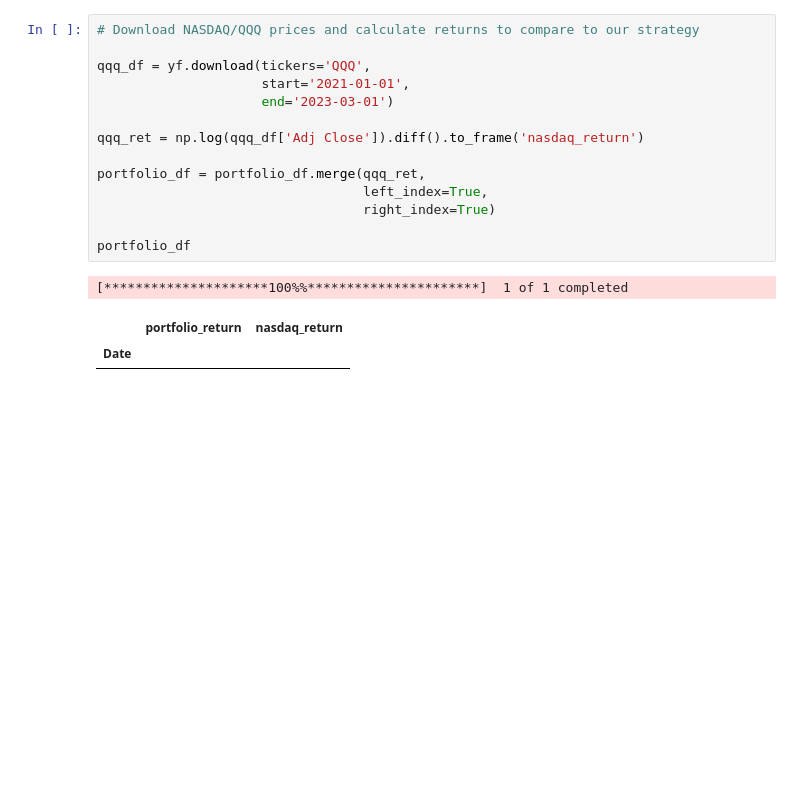
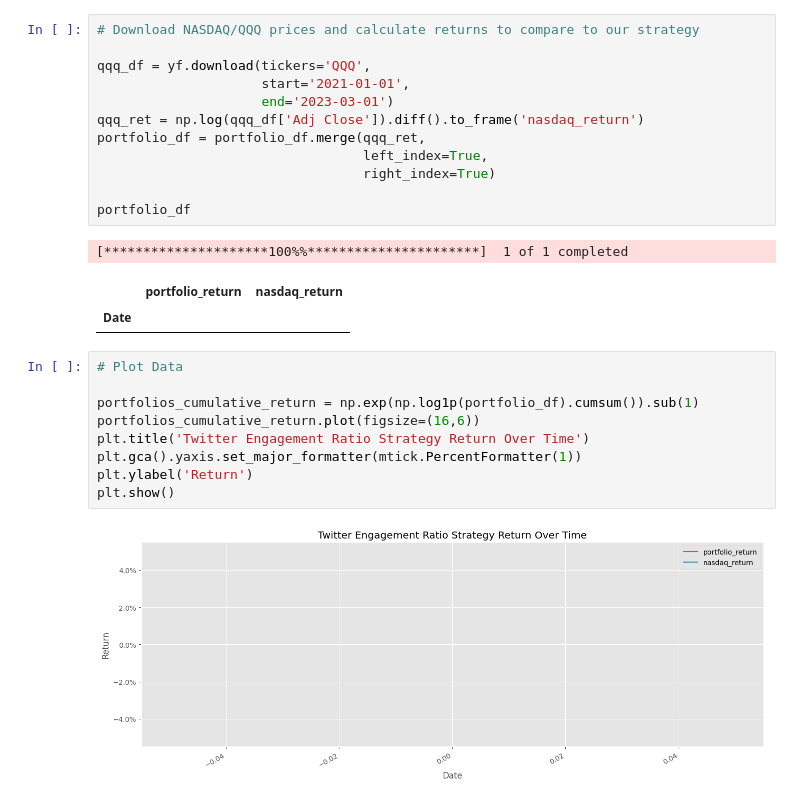
Before and after one commit to wtcrowe4/ml-algo-trading, a Jupyter notebook: twitter_sentiment.ipynb, the cells around one changed output. Saved outputs shown, nothing was run; the diff lists cells and outputs as text; blank space fills up the shorter version.

Commit message:
added plot

```diff
--- a/twitter_sentiment.ipynb
+++ b/twitter_sentiment.ipynb
@@ -205,9 +193,7 @@ Index: []
 qqq_df = yf.download(tickers='QQQ',
                      start='2021-01-01',
                      end='2023-03-01')
-
 qqq_ret = np.log(qqq_df['Adj Close']).diff().to_frame('nasdaq_return')
-
 portfolio_df = portfolio_df.merge(qqq_ret,
                                   left_index=True,
                                   right_index=True)
@@ -217,3 +203,14 @@ portfolio_df
 [*********************100%%**********************]  1 of 1 completed
 |  | portfolio_return | nasdaq_return |
 | Date |  |  |
+# %%
+# Plot Data
+
+portfolios_cumulative_return = np.exp(np.log1p(portfolio_df).cumsum()).sub(1)
+portfolios_cumulative_return.plot(figsize=(16,6))
+plt.title('Twitter Engagement Ratio Strategy Return Over Time')
+plt.gca().yaxis.set_major_formatter(mtick.PercentFormatter(1))
+plt.ylabel('Return')
+plt.show()
+# %% [output]
+[figure, added]
```
Also changed, not shown: parts of 6 cells of this notebook.
